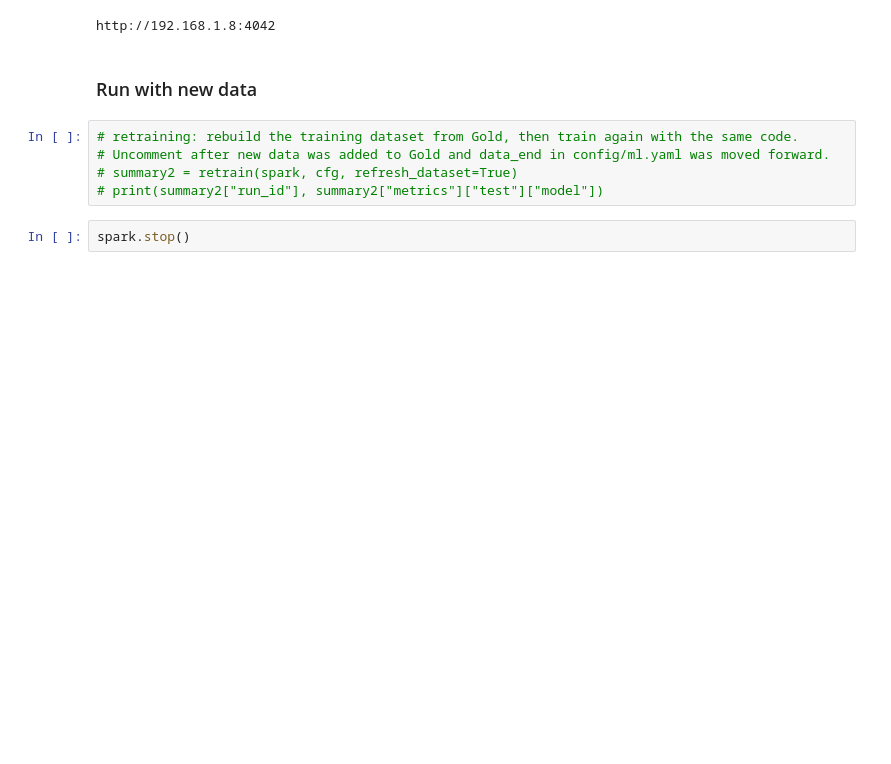
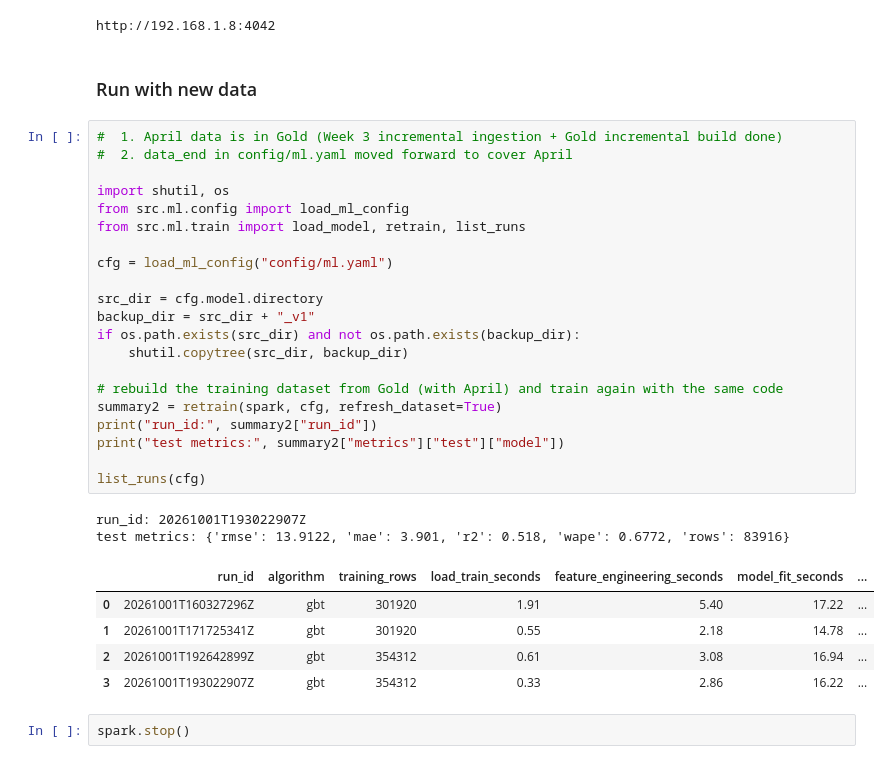
Before and after one commit to Thilini-Y/urban-mobility-data-platform, a Jupyter notebook: notebooks/week4/ml_pipeline.ipynb, the cells around one changed output. Cells and saved outputs as stored; diff of their text form; blank space fills up the shorter version.

```diff
--- a/notebooks/week4/ml_pipeline.ipynb
+++ b/notebooks/week4/ml_pipeline.ipynb
@@ -194,10 +192,34 @@ print(spark.sparkContext.uiWebUrl)
 http://192.168.1.8:4042
 # %% [markdown]
 ### Run with new data
-# %%
-# retraining: rebuild the training dataset from Gold, then train again with the same code.
-# Uncomment after new data was added to Gold and data_end in config/ml.yaml was moved forward.
-# summary2 = retrain(spark, cfg, refresh_dataset=True)
-# print(summary2["run_id"], summary2["metrics"]["test"]["model"])
+# %%
+#  1. April data is in Gold (Week 3 incremental ingestion + Gold incremental build done)
+#  2. data_end in config/ml.yaml moved forward to cover April
+
+import shutil, os
+from src.ml.config import load_ml_config
+from src.ml.train import load_model, retrain, list_runs
+
+cfg = load_ml_config("config/ml.yaml")
+
+src_dir = cfg.model.directory
+backup_dir = src_dir + "_v1"
+if os.path.exists(src_dir) and not os.path.exists(backup_dir):
+    shutil.copytree(src_dir, backup_dir)
+
+# rebuild the training dataset from Gold (with April) and train again with the same code
+summary2 = retrain(spark, cfg, refresh_dataset=True)
+print("run_id:", summary2["run_id"])
+print("test metrics:", summary2["metrics"]["test"]["model"])
+
+list_runs(cfg)
+# %% [output]
+run_id: 20261001T193022907Z
+test metrics: {'rmse': 13.9122, 'mae': 3.901, 'r2': 0.518, 'wape': 0.6772, 'rows': 83916}
+|  | run_id | algorithm | training_rows | load_train_seconds | feature_engineering_seconds | model_fit_seconds | ... |
+| 0 | 20261001T160327296Z | gbt | 301920 | 1.91 | 5.40 | 17.22 | ... |
+| 1 | 20261001T171725341Z | gbt | 301920 | 0.55 | 2.18 | 14.78 | ... |
+| 2 | 20261001T192642899Z | gbt | 354312 | 0.61 | 3.08 | 16.94 | ... |
+| 3 | 20261001T193022907Z | gbt | 354312 | 0.33 | 2.86 | 16.22 | ... |
 # %%
 spark.stop()
```
Also changed, not shown: parts of 1 cell of this notebook, 2 other files.
